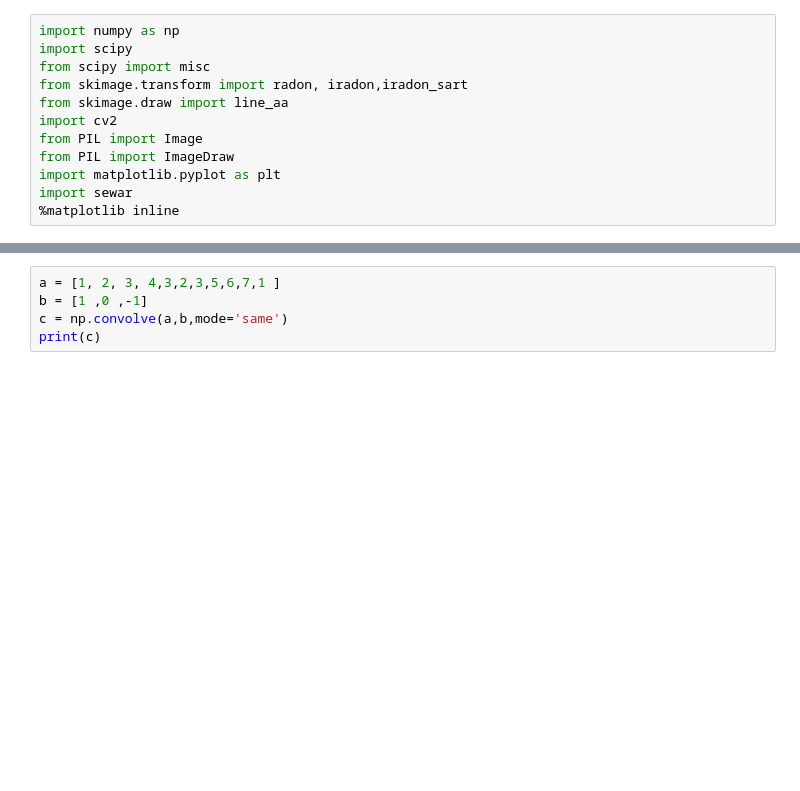
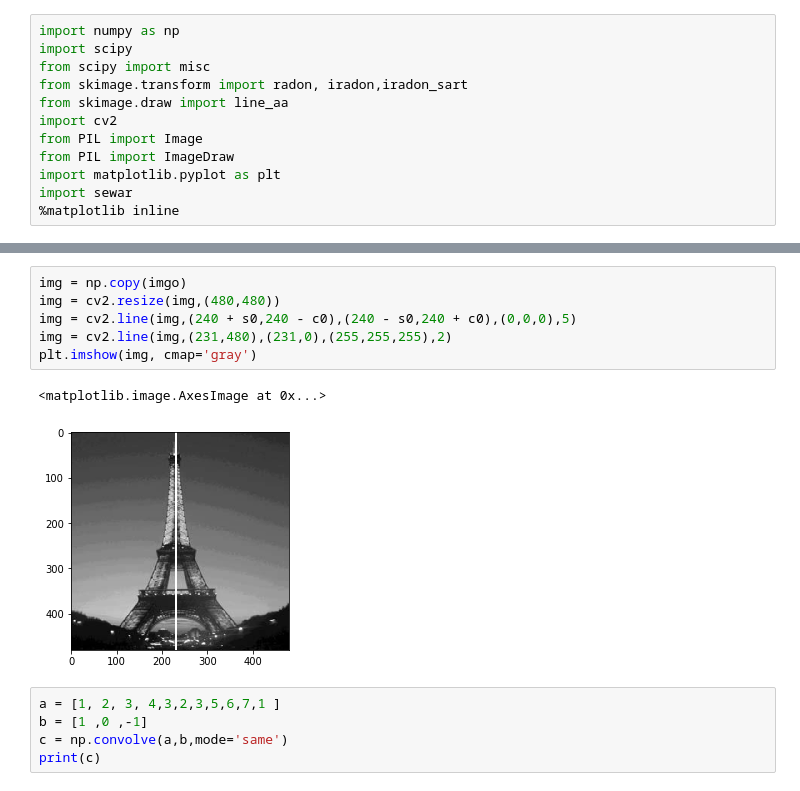
Before and after one commit to SachinG007/Sym_radon, a Jupyter notebook: jupyter_notebooks/Sym_Radon.ipynb, the cells around one changed output, grey strips where cells are left out. Saved outputs shown, nothing was run; the diff lists cells and outputs as text; blank space fills up the shorter version.

```diff
--- a/jupyter_notebooks/Sym_Radon.ipynb
+++ b/jupyter_notebooks/Sym_Radon.ipynb
@@ -162,3 +184,12 @@ for i in range(count):
+# %%
+img = np.copy(imgo)
+img = cv2.resize(img,(480,480))
+img = cv2.line(img,(240 + s0,240 - c0),(240 - s0,240 + c0),(0,0,0),5)
+img = cv2.line(img,(231,480),(231,0),(255,255,255),2)
+plt.imshow(img, cmap='gray')
+# %% [output]
+<matplotlib.image.AxesImage at 0x...>
+[figure, added]
 # %%
 a = [1, 2, 3, 4,3,2,3,5,6,7,1 ]
 b = [1 ,0 ,-1]
```
Also changed, not shown: parts of 9 cells of this notebook.
